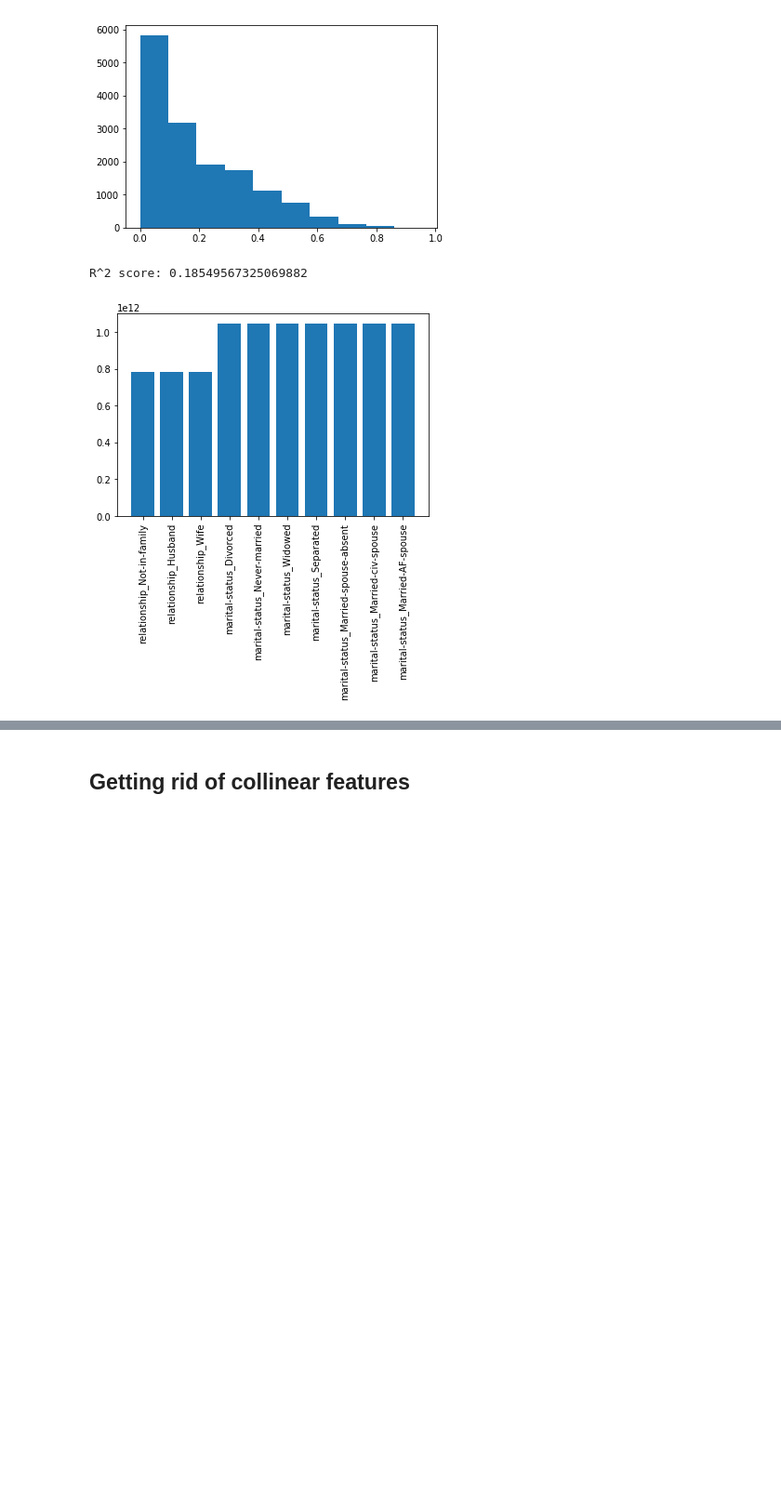
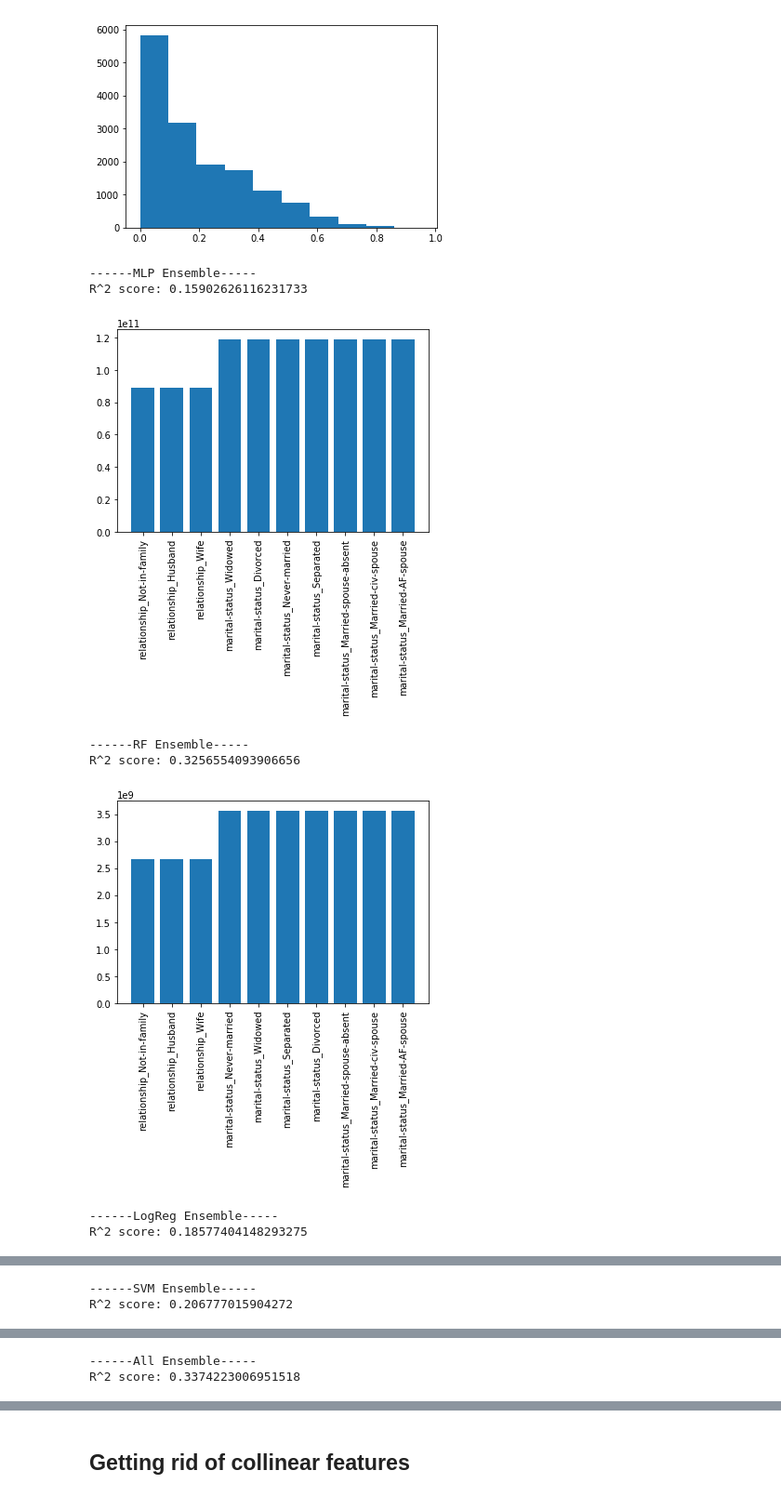
Before and after one commit to matthewkol186/cos597efinalproject, a Jupyter notebook: Multiplicity.ipynb, the cells around one changed output, grey strips where cells are left out. Shown: that part at 93% size. Saved outputs shown, nothing was run; the diff lists cells and outputs as text; code cells hidden in the pictures; blank space fills up the shorter version.

```diff
--- a/Multiplicity.ipynb
+++ b/Multiplicity.ipynb
@@ -113,8 +113,8 @@ KendalltauResult(correlation=-0.008397937567744825, pvalue=0.12217642118216845)
 # %%
-dists = []
-sorted_mlp = list(np.argsort(num_wrongs))
-sorted_rf = list(np.argsort(num_rf_wrongs))
-for i in range(len(num_wrongs)):
-    dists.append(sorted_mlp.index(i) - sorted_rf.index(i))
-dists = np.absolute(dists)
+# dists = []
+# sorted_mlp = list(np.argsort(num_wrongs))
+# sorted_rf = list(np.argsort(num_rf_wrongs))
+# for i in range(len(num_wrongs)):
+#     dists.append(sorted_mlp.index(i) - sorted_rf.index(i))
+# dists = np.absolute(dists)
 # %%
@@ -129,15 +129,24 @@ plt.hist(dists)
  <a list of 10 Patch objects>)
 [figure]
 # %%
-model = LinearRegression()
-model.fit(X_test, num_wrongs)
-importance = model.coef_
-print("R^2 score: {}".format(model.score(X_test, num_wrongs)))
+for i in range(len(versions)):
+    print("------{}-----".format(versions[i]))
+    model = LinearRegression()
+    model.fit(X_test, mega_wrongs[i])
+    importance = model.coef_
+    print("R^2 score: {}".format(model.score(X_test, mega_wrongs[i])))
 
-most_important = np.argsort(np.absolute(importance))[-10:]
-plt.bar(np.array(X_train.keys())[most_important], np.array(importance)[most_important])
-plt.xticks(rotation='vertical')
-plt.show()
+    most_important = np.argsort(np.absolute(importance))[-10:]
+    plt.bar(np.array(X_train.keys())[most_important], np.array(importance)[most_important])
+    plt.xticks(rotation='vertical')
+    plt.show()
+    plt.close()
 # %% [output]
-R^2 score: 0.18549567325069882
+------MLP Ensemble-----
+R^2 score: 0.15902626116231733
-[figure, old version]
+[figure, new version]
+------RF Ensemble-----
+R^2 score: 0.3256554093906656
+[figure, added]
+------LogReg Ensemble-----
+R^2 score: 0.18577404148293275
@@ -143,0 +154,2 @@ R^2 score: 0.18549567325069882
+------SVM Ensemble-----
+R^2 score: 0.206777015904272
@@ -143,0 +157,2 @@ R^2 score: 0.18549567325069882
+------All Ensemble-----
+R^2 score: 0.3374223006951518
```
Also changed, not shown: parts of 18 cells of this notebook.
